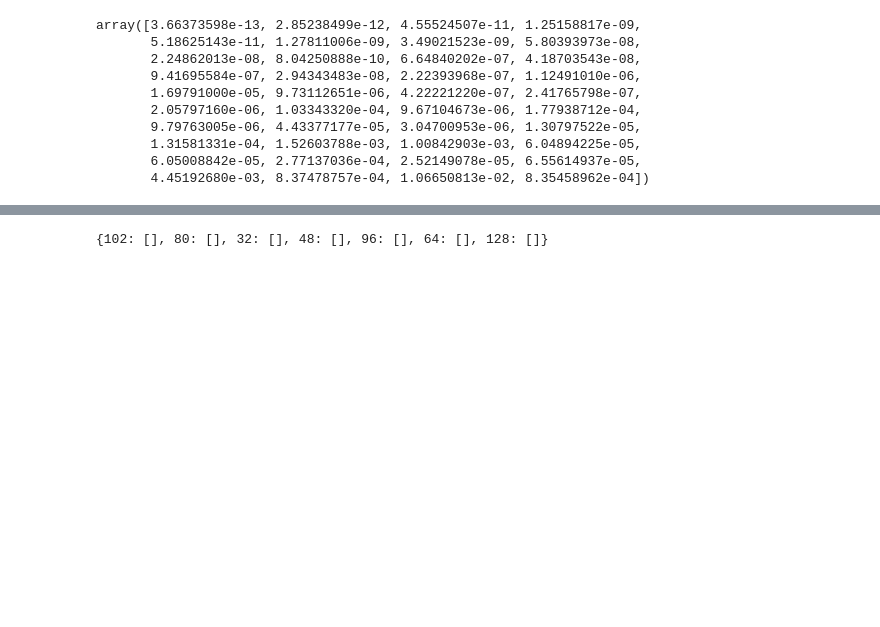
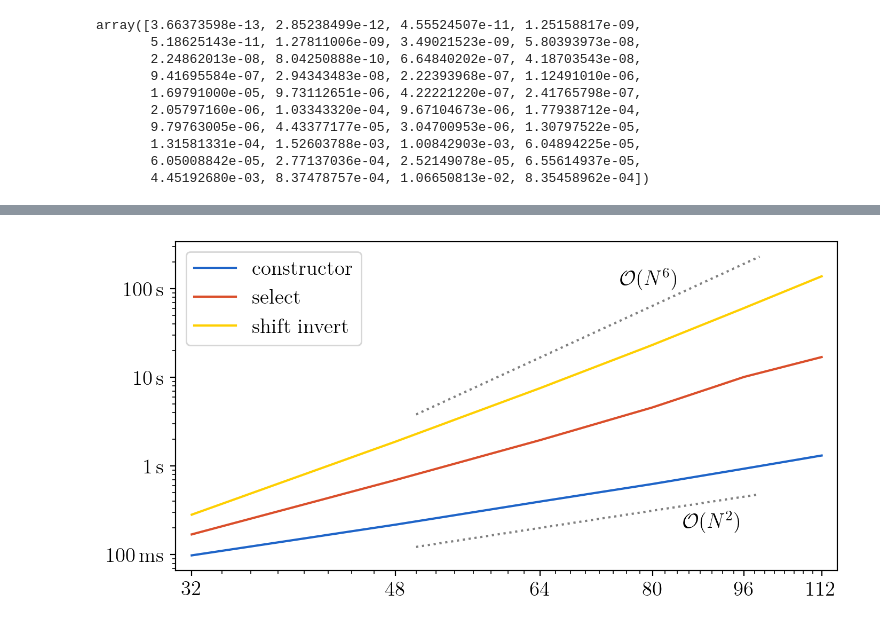
Before and after one commit to toonijn/PhD-thesis, a Jupyter notebook: img/chapter4/benchmark/benchmark.ipynb, the cells around one changed output, grey strips where cells are left out. Cells and saved outputs as stored; diff of their text form; code cells hidden in the pictures; blank space fills up the shorter version.

Commit message:
benchmark timings

```diff
--- a/img/chapter4/benchmark/benchmark.ipynb
+++ b/img/chapter4/benchmark/benchmark.ipynb
@@ -79,4 +109,48 @@ for N in tqdm(Ns):
 # %%
-results
+points = sorted(results.keys())
+summary = [[], [], []]
+errors = [[], [], []]
+for p in points:
+    s = [[],[],[]]
+    for constructor, (select, shift) in results[p]:
+        s[0].append(constructor)
+        s[1].append(select)
+        s[2].append(shift)
+    for i in range(3):
+        l, h = min(s[i]), max(s[i])
+        summary[i].append((l + h)/2)
+        errors[i].append((h-l)/2)
-# %% [output]
-{102: [], 80: [], 32: [], 48: [], 96: [], 64: [], 128: []}
+# %%
+from matplotlib.path import Path
+from matplotlib.patches import PathPatch
+
+fig = plt.figure(figsize=(8, 4), dpi=200)
+ax = fig.gca()
+
+for i, label in enumerate(["constructor", "select", "shift invert"]):
+    vertices = []
+    for d, j in list(zip([1]*len(points), range(len(points)))) + list(zip([-1]*len(points), range(len(points))))[::-1]:
+        vertices.append((points[j], summary[i][j] + d * errors[i][j]))
+    codes = np.full(len(vertices), Path.LINETO)
+    codes[0] = Path.MOVETO
+    path = Path(vertices, codes)
+    ax.add_patch(PathPatch(path, color=ugent.palet[i], alpha=0.4, lw=0))
+
+
+    ax.loglog(points, summary[i], label=label, color=ugent.palet[i])
+
+xs = np.arange(50, 100)
+ax.plot(xs, (0.007*xs)**2, c="gray", ls=':')
+ax.text(85, 0.2, "$\\mathcal{O}(N^{2})$")
+ax.plot(xs, (0.025*xs)**6, c="gray", ls=':')
+ax.text(75, 110, "$\\mathcal{O}(N^{6})$")
+
+ax.set_yticks([0.1, 1, 10, 100], ["$100\\,\\text{ms}$", "$1\\,\\text{s}$", "10\\,\\text{s}", "100\\,\\text{s}"])
+ax.set_xticks(ticks=points, labels=points)
+ax.set_xticks(ticks=range(32, 112, 2), labels=[], minor=True)
+ax.legend()
+ax.set_xlim(31, 115.6)
+
+plt.savefig(f"benchmark_timings.pdf", bbox_inches="tight")
+# %% [output]
+[figure, added]
```
Also changed, not shown: parts of 2 cells of this notebook, 2 other files.
